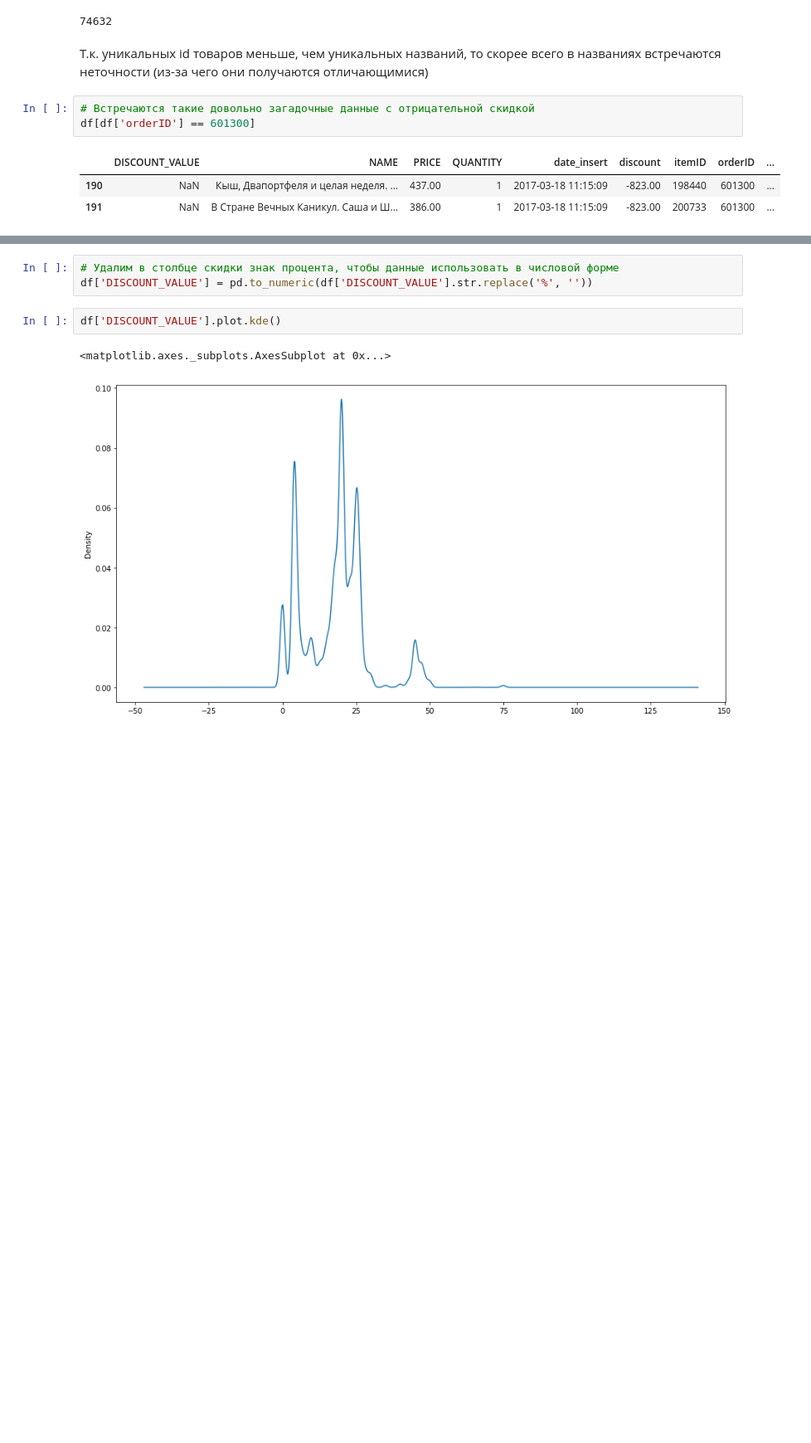
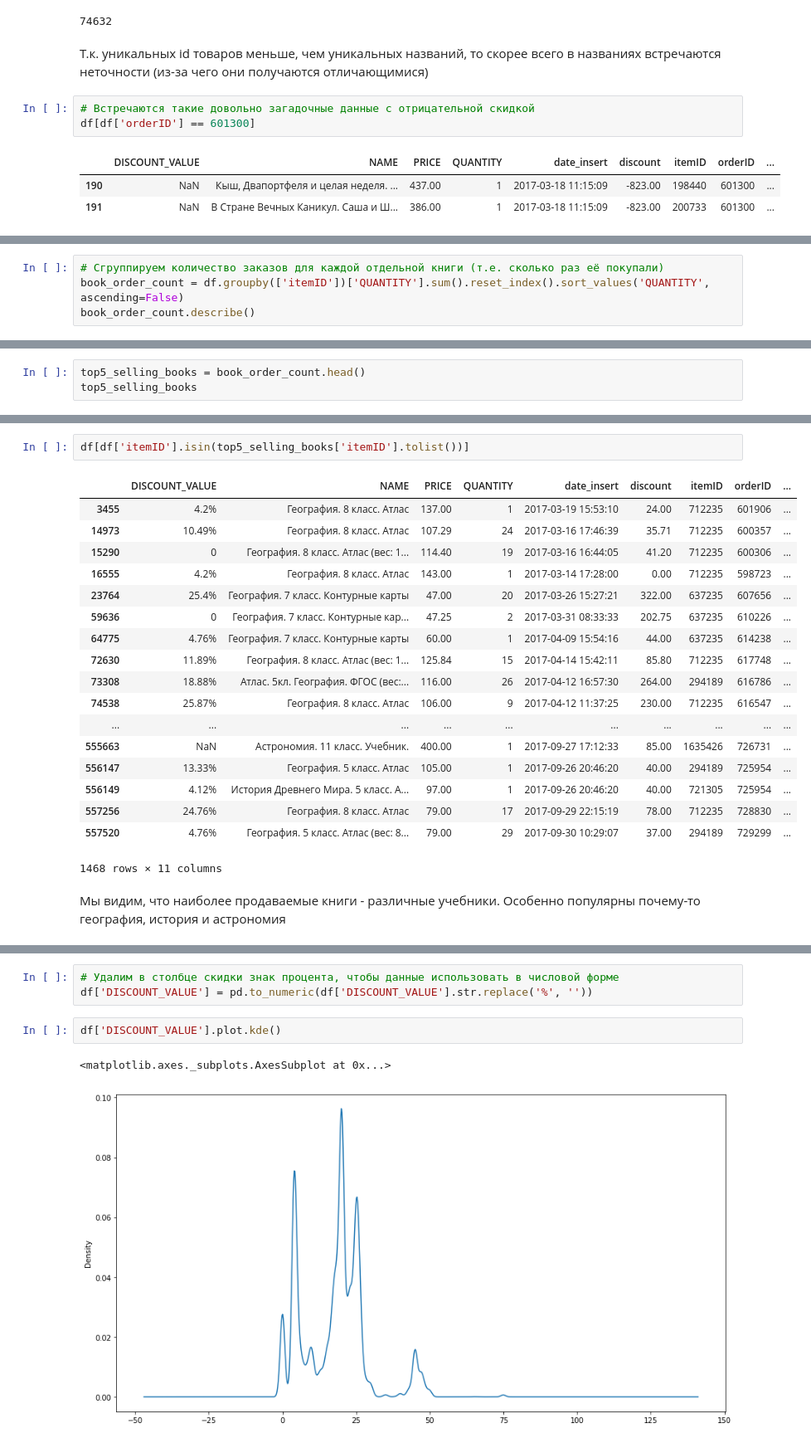
Before and after one commit to ChernetsovNG/otus_BigData, a Jupyter notebook: HW6/homework_dimred.ipynb, the cells around one changed output, grey strips where cells are left out. Shown at 83% size. Saved outputs shown, nothing was run; the diff lists cells and outputs as text; blank space fills up the shorter version.

```diff
--- a/HW6/homework_dimred.ipynb
+++ b/HW6/homework_dimred.ipynb
@@ -109,0 +160,4 @@ df[df['orderID'] == 601300]
+# %%
+# Сгруппируем количество заказов для каждой отдельной книги (т.е. сколько раз её покупали)
+book_order_count = df.groupby(['itemID'])['QUANTITY'].sum().reset_index().sort_values('QUANTITY', ascending=False)
+book_order_count.describe()
@@ -109,0 +174,3 @@ df[df['orderID'] == 601300]
+# %%
+top5_selling_books = book_order_count.head()
+top5_selling_books
@@ -109,0 +184,23 @@ df[df['orderID'] == 601300]
+# %%
+df[df['itemID'].isin(top5_selling_books['itemID'].tolist())]
+# %% [output]
+|  | DISCOUNT_VALUE | NAME | PRICE | QUANTITY | date_insert | discount | itemID | orderID | ... |
+| 3455 | 4.2% | География. 8 класс. Атлас | 137.00 | 1 | 2017-03-19 15:53:10 | 24.00 | 712235 | 601906 | ... |
+| 14973 | 10.49% | География. 8 класс. Атлас | 107.29 | 24 | 2017-03-16 17:46:39 | 35.71 | 712235 | 600357 | ... |
+| 15290 | 0 | География. 8 класс. Атлас (вес: 1... | 114.40 | 19 | 2017-03-16 16:44:05 | 41.20 | 712235 | 600306 | ... |
+| 16555 | 4.2% | География. 8 класс. Атлас | 143.00 | 1 | 2017-03-14 17:28:00 | 0.00 | 712235 | 598723 | ... |
+| 23764 | 25.4% | География. 7 класс. Контурные карты | 47.00 | 20 | 2017-03-26 15:27:21 | 322.00 | 637235 | 607656 | ... |
+| 59636 | 0 | География. 7 класс. Контурные кар... | 47.25 | 2 | 2017-03-31 08:33:33 | 202.75 | 637235 | 610226 | ... |
+| 64775 | 4.76% | География. 7 класс. Контурные карты | 60.00 | 1 | 2017-04-09 15:54:16 | 44.00 | 637235 | 614238 | ... |
+| 72630 | 11.89% | География. 8 класс. Атлас (вес: 1... | 125.84 | 15 | 2017-04-14 15:42:11 | 85.80 | 712235 | 617748 | ... |
+| 73308 | 18.88% | Атлас. 5кл. География. ФГОС (вес:... | 116.00 | 26 | 2017-04-12 16:57:30 | 264.00 | 294189 | 616786 | ... |
+| 74538 | 25.87% | География. 8 класс. Атлас | 106.00 | 9 | 2017-04-12 11:37:25 | 230.00 | 712235 | 616547 | ... |
+| ... | ... | ... | ... | ... | ... | ... | ... | ... | ... |
+| 555663 | NaN | Астрономия. 11 класс. Учебник. | 400.00 | 1 | 2017-09-27 17:12:33 | 85.00 | 1635426 | 726731 | ... |
+| 556147 | 13.33% | География. 5 класс. Атлас | 105.00 | 1 | 2017-09-26 20:46:20 | 40.00 | 294189 | 725954 | ... |
+| 556149 | 4.12% | История Древнего Мира. 5 класс. А... | 97.00 | 1 | 2017-09-26 20:46:20 | 40.00 | 721305 | 725954 | ... |
+| 557256 | 24.76% | География. 8 класс. Атлас | 79.00 | 17 | 2017-09-29 22:15:19 | 78.00 | 712235 | 728830 | ... |
+| 557520 | 4.76% | География. 5 класс. Атлас (вес: 8... | 79.00 | 29 | 2017-09-30 10:29:07 | 37.00 | 294189 | 729299 | ... |
+1468 rows × 11 columns
+# %% [markdown]
+Мы видим, что наиболее продаваемые книги - различные учебники. Особенно популярны почему-то география, история и астрономия
```
Also changed, not shown: parts of 68 cells of this notebook, 1 other file.
